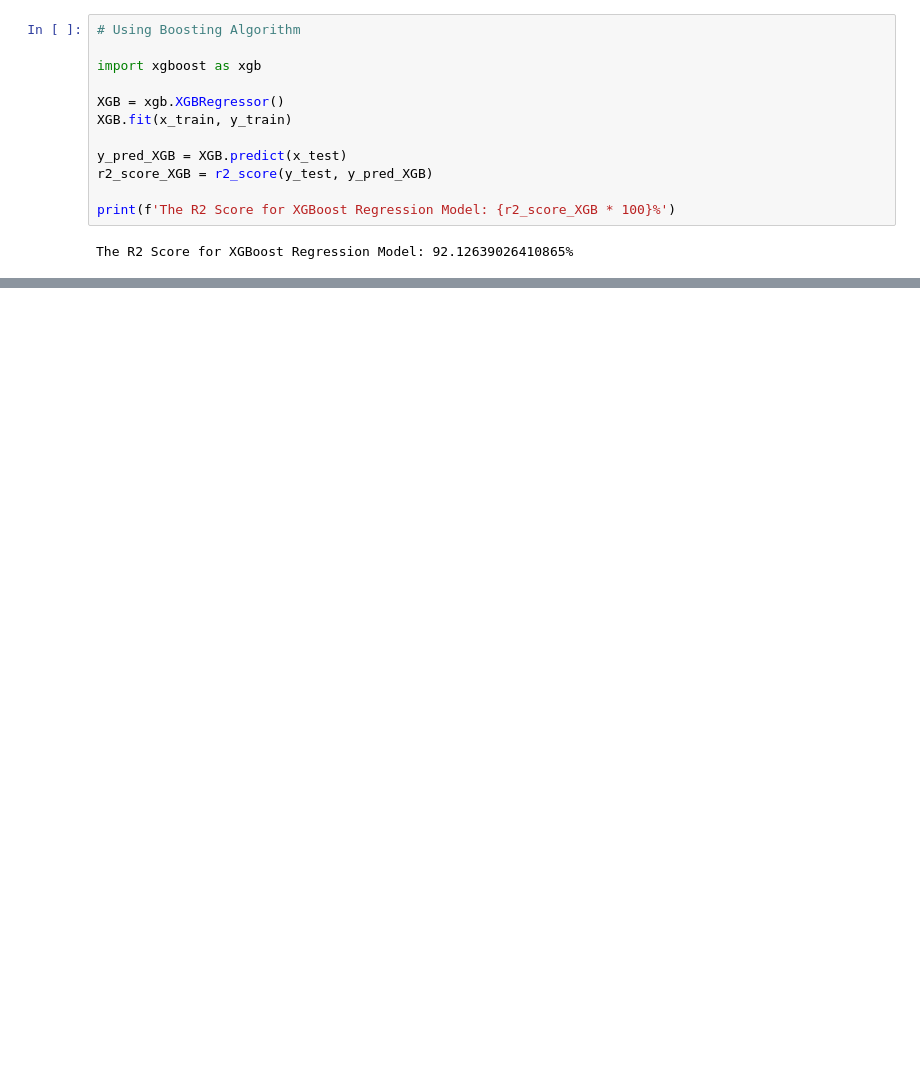
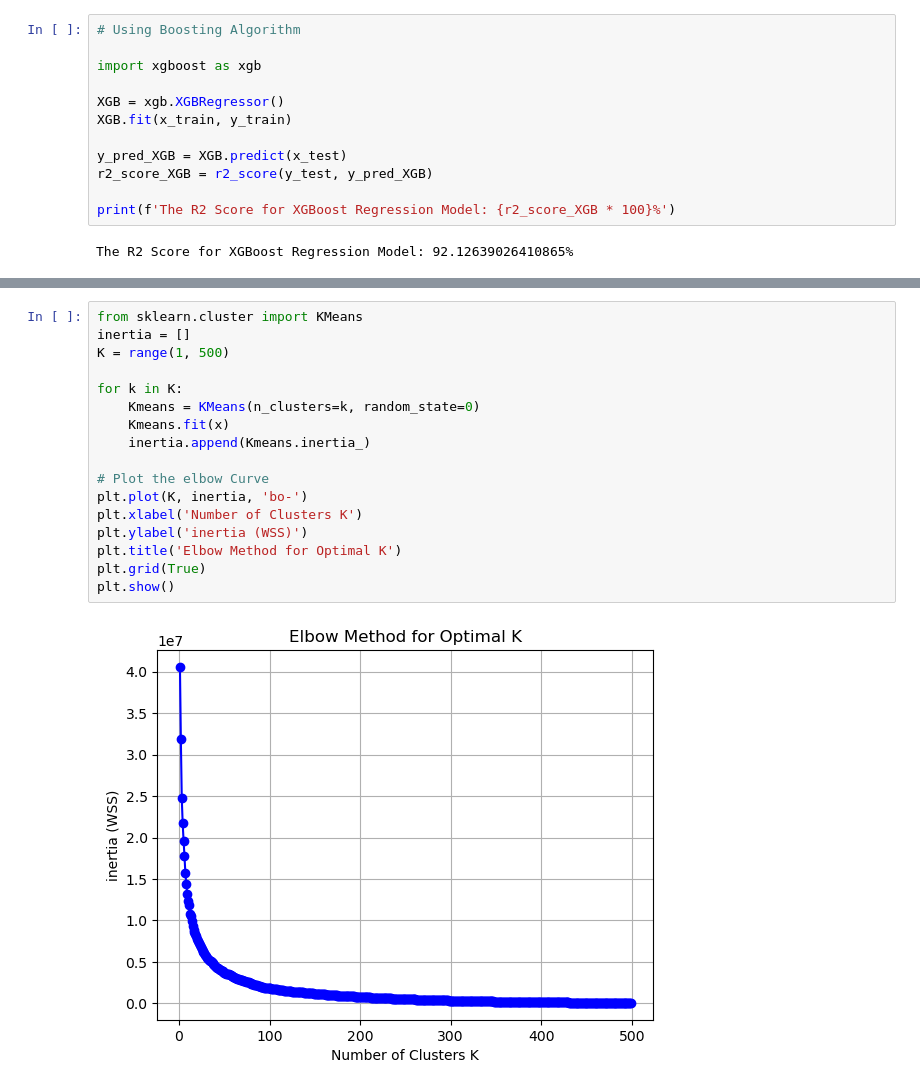
Before and after one commit to SakshiBagul1610/CementCompositeStrength_PredictionModel, a Jupyter notebook: model.ipynb, the cells around one changed output, grey strips where cells are left out. Saved outputs shown, nothing was run; the diff lists cells and outputs as text; blank space fills up the shorter version.

```diff
--- a/model.ipynb
+++ b/model.ipynb
@@ -345,0 +329,19 @@ The R2 Score for XGBoost Regression Model: 77.74143557292584%
+# %%
+from sklearn.cluster import KMeans
+inertia = []
+K = range(1, 500)
+
+for k in K:
+    Kmeans = KMeans(n_clusters=k, random_state=0)
+    Kmeans.fit(x)
+    inertia.append(Kmeans.inertia_)
+
+# Plot the elbow Curve
+plt.plot(K, inertia, 'bo-')
+plt.xlabel('Number of Clusters K')
+plt.ylabel('inertia (WSS)')
+plt.title('Elbow Method for Optimal K')
+plt.grid(True)
+plt.show()
+# %% [output]
+[figure, added]
```
Also changed, not shown: parts of 9 cells of this notebook.
